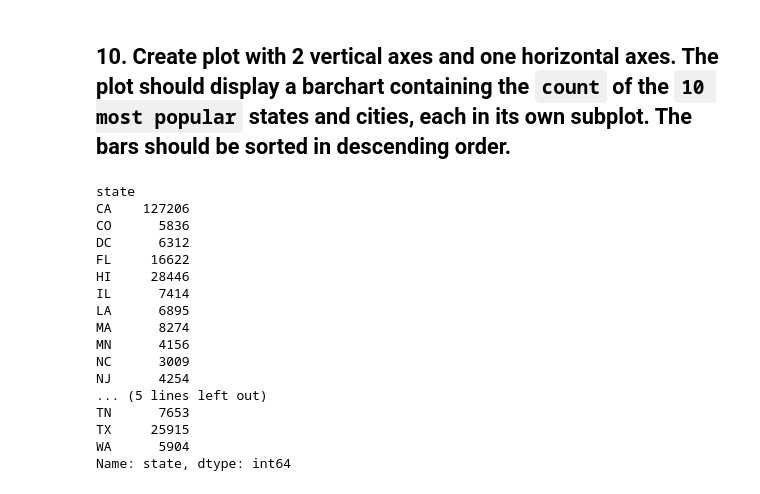
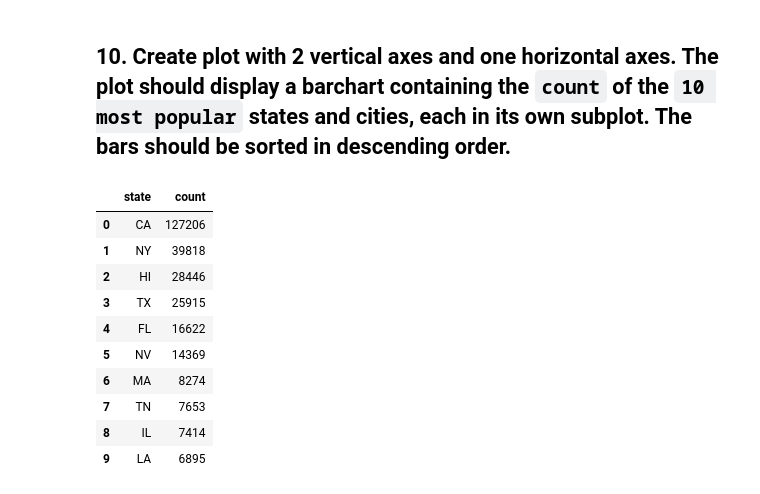
Before and after one commit to tomaloki/DAT200_CA, a Jupyter notebook: CA1/DAT200 - Assignment 1.ipynb, the cells around one changed output. Cells and saved outputs as stored; diff of their text form; code cells hidden in the pictures.

```diff
--- a/CA1/DAT200 - Assignment 1.ipynb
+++ b/CA1/DAT200 - Assignment 1.ipynb
@@ -241,22 +240,10 @@ Number of columns : 15
 ## 10. Create plot with 2 vertical axes and one horizontal axes. The plot should display a barchart containing the `count` of the `10 most popular` states and cities, each in its own subplot. The bars should be sorted in descending order.
 # %%
 top_states = df.groupby(df['state'])
-number = top_states['state'].count()
+top_cities = df.groupby(df['city'])
+
+top_states = pd.DataFrame(df.state.value_counts().reset_index().values, columns=['state', 'count'])
+top_states = top_states.sort_values(by=['count'], ascending=False)
+
+top_cities = pd.DataFrame(df.city.value_counts().reset_index().values, columns=['city', 'count'])
+top_cities = top_cities.sort_values(by=['count'], ascending=False)
-# %% [output]
-state
-CA    127206
-CO      5836
-DC      6312
-FL     16622
-HI     28446
-IL      7414
-LA      6895
-MA      8274
-MN      4156
-NC      3009
-NJ      4254
-... (5 lines left out)
-TN      7653
-TX     25915
-WA      5904
-Name: state, dtype: int64
@@ -264,0 +250,14 @@ sns.barplot(data = top_states, x='state', y='number')
+# %%
+top_states.head(10)
+# %% [output]
+|  | state | count |
+| 0 | CA | 127206 |
+| 1 | NY | 39818 |
+| 2 | HI | 28446 |
+| 3 | TX | 25915 |
+| 4 | FL | 16622 |
+| 5 | NV | 14369 |
+| 6 | MA | 8274 |
+| 7 | TN | 7653 |
+| 8 | IL | 7414 |
+| 9 | LA | 6895 |
```
Also changed, not shown: parts of 5 cells of this notebook.
